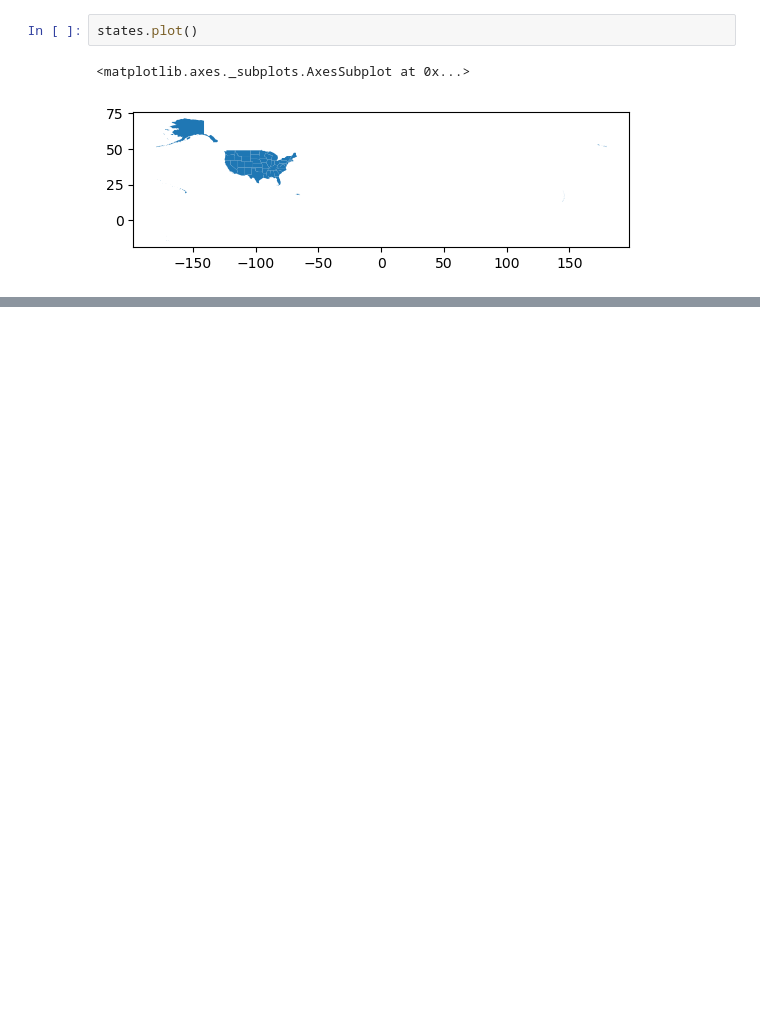
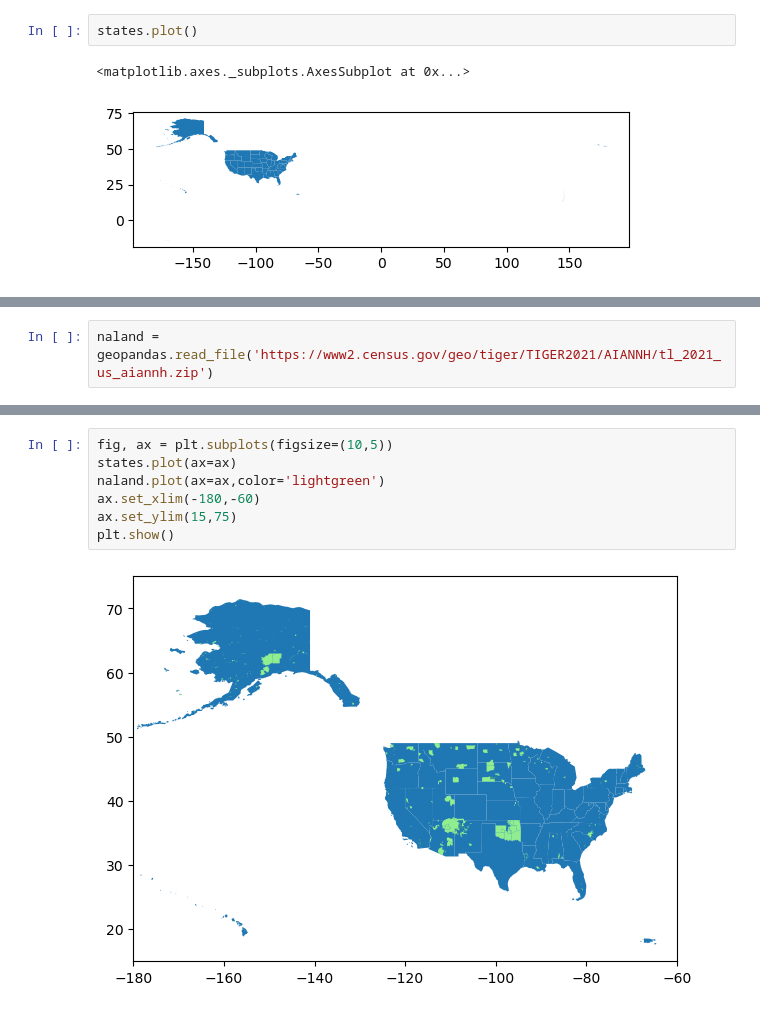
Before and after one commit to UIUC-iSchool-DataViz/is445_bcubcg_fall2022, a Jupyter notebook: week07/inClass_week07.ipynb, the cells around one changed output, grey strips where cells are left out. Saved outputs shown, nothing was run; the diff lists cells and outputs as text; blank space fills up the shorter version.

```diff
--- a/week07/inClass_week07.ipynb
+++ b/week07/inClass_week07.ipynb
@@ -218,0 +222,2 @@ ax.set_ylim(1)
+# %%
+naland = geopandas.read_file('https://www2.census.gov/geo/tiger/TIGER2021/AIANNH/tl_2021_us_aiannh.zip')
@@ -218,0 +233,9 @@ ax.set_ylim(1)
+# %%
+fig, ax = plt.subplots(figsize=(10,5))
+states.plot(ax=ax)
+naland.plot(ax=ax,color='lightgreen')
+ax.set_xlim(-180,-60)
+ax.set_ylim(15,75)
+plt.show()
+# %% [output]
+[figure, added]
```
Also changed, not shown: parts of 2 cells of this notebook.
